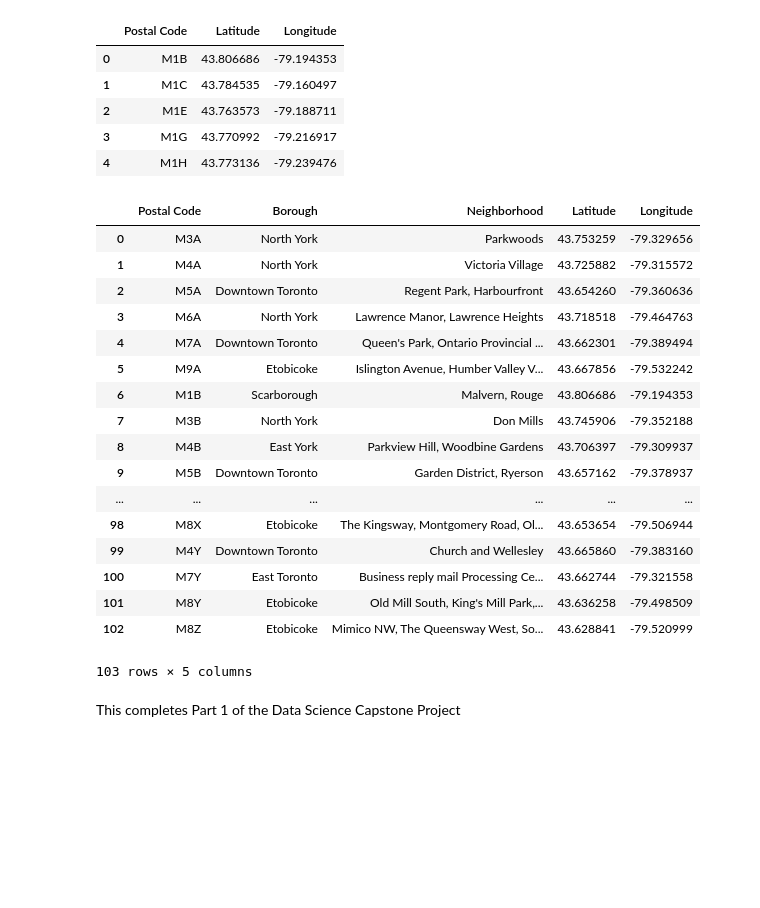
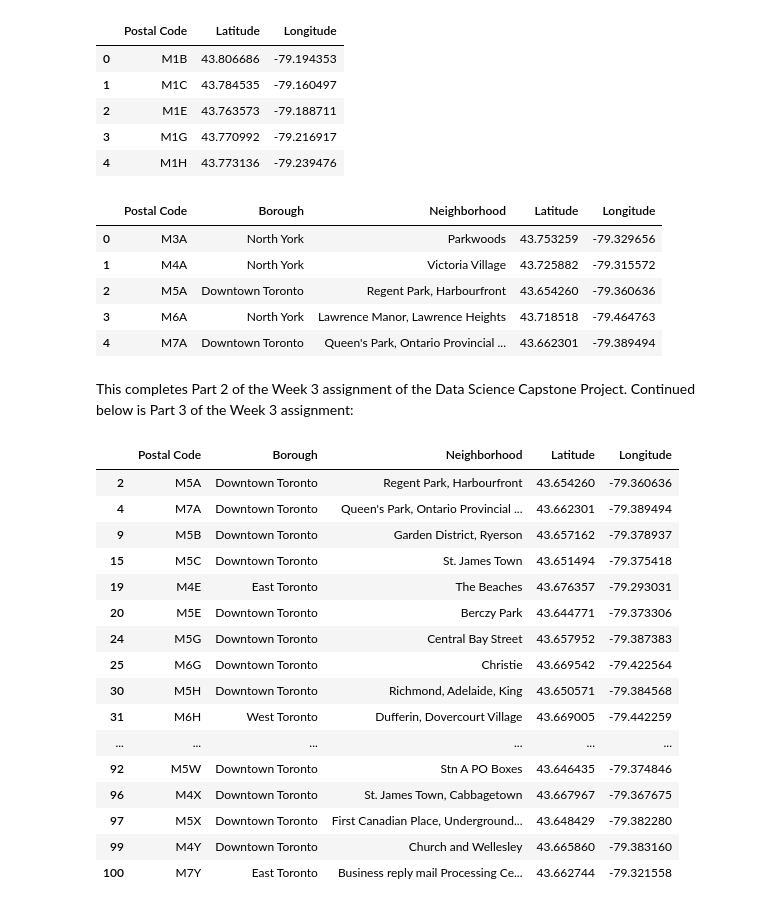
Before and after one commit to RevyRider/Coursera_Capstone, a Jupyter notebook: Capstone-Project.ipynb, the cells around one changed output. Cells and saved outputs as stored; diff of their text form; code cells hidden in the pictures; blank space fills up the shorter version.

```diff
--- a/Capstone-Project.ipynb
+++ b/Capstone-Project.ipynb
@@ -75,28 +66,40 @@ LL.head()
 # Clean the data
 df['Postal Code'] = df['Postal Code'].str.strip()
 LL['Postal Code'] = LL['Postal Code'].str.strip()
+df['Borough'] = df['Borough'].str.strip()
 # %%
-# Merge the two dataframes so we have a complete
+# Merge the two dataframes so we have a complete set to work with.
 data = df.merge(LL, on="Postal Code")
-data
+data.head()
 # %% [output]
 |  | Postal Code | Borough | Neighborhood | Latitude | Longitude |
 | 0 | M3A | North York | Parkwoods | 43.753259 | -79.329656 |
 | 1 | M4A | North York | Victoria Village | 43.725882 | -79.315572 |
 | 2 | M5A | Downtown Toronto | Regent Park, Harbourfront | 43.654260 | -79.360636 |
 | 3 | M6A | North York | Lawrence Manor, Lawrence Heights | 43.718518 | -79.464763 |
 | 4 | M7A | Downtown Toronto | Queen's Park, Ontario Provincial ... | 43.662301 | -79.389494 |
-| 5 | M9A | Etobicoke | Islington Avenue, Humber Valley V... | 43.667856 | -79.532242 |
-| 6 | M1B | Scarborough | Malvern, Rouge | 43.806686 | -79.194353 |
-| 7 | M3B | North York | Don Mills | 43.745906 | -79.352188 |
-| 8 | M4B | East York | Parkview Hill, Woodbine Gardens | 43.706397 | -79.309937 |
-| 9 | M5B | Downtown Toronto | Garden District, Ryerson | 43.657162 | -79.378937 |
-| ... | ... | ... | ... | ... | ... |
-| 98 | M8X | Etobicoke | The Kingsway, Montgomery Road, Ol... | 43.653654 | -79.506944 |
-| 99 | M4Y | Downtown Toronto | Church and Wellesley | 43.665860 | -79.383160 |
-| 100 | M7Y | East Toronto | Business reply mail Processing Ce... | 43.662744 | -79.321558 |
-| 101 | M8Y | Etobicoke | Old Mill South, King's Mill Park,... | 43.636258 | -79.498509 |
-| 102 | M8Z | Etobicoke | Mimico NW, The Queensway West, So... | 43.628841 | -79.520999 |
-103 rows × 5 columns
 # %% [markdown]
-This completes Part 1 of the Data Science Capstone Project
+This completes Part 2 of the Week 3 assignment of the Data Science Capstone Project.
+Continued below is Part 3 of the Week 3 assignment:
+# %%
+# Select only Toronto neighborhoods.
+data_T = data[data['Borough'].str.contains('Toronto')]
+data_T
+# %% [output]
+|  | Postal Code | Borough | Neighborhood | Latitude | Longitude |
+| 2 | M5A | Downtown Toronto | Regent Park, Harbourfront | 43.654260 | -79.360636 |
+| 4 | M7A | Downtown Toronto | Queen's Park, Ontario Provincial ... | 43.662301 | -79.389494 |
+| 9 | M5B | Downtown Toronto | Garden District, Ryerson | 43.657162 | -79.378937 |
+| 15 | M5C | Downtown Toronto | St. James Town | 43.651494 | -79.375418 |
+| 19 | M4E | East Toronto | The Beaches | 43.676357 | -79.293031 |
+| 20 | M5E | Downtown Toronto | Berczy Park | 43.644771 | -79.373306 |
+| 24 | M5G | Downtown Toronto | Central Bay Street | 43.657952 | -79.387383 |
+| 25 | M6G | Downtown Toronto | Christie | 43.669542 | -79.422564 |
+| 30 | M5H | Downtown Toronto | Richmond, Adelaide, King | 43.650571 | -79.384568 |
+| 31 | M6H | West Toronto | Dufferin, Dovercourt Village | 43.669005 | -79.442259 |
+| ... | ... | ... | ... | ... | ... |
+| 92 | M5W | Downtown Toronto | Stn A PO Boxes | 43.646435 | -79.374846 |
+| 96 | M4X | Downtown Toronto | St. James Town, Cabbagetown | 43.667967 | -79.367675 |
+| 97 | M5X | Downtown Toronto | First Canadian Place, Underground... | 43.648429 | -79.382280 |
+| 99 | M4Y | Downtown Toronto | Church and Wellesley | 43.665860 | -79.383160 |
+| 100 | M7Y | East Toronto | Business reply mail Processing Ce... | 43.662744 | -79.321558 |
```
Also changed, not shown: parts of 8 cells of this notebook.
